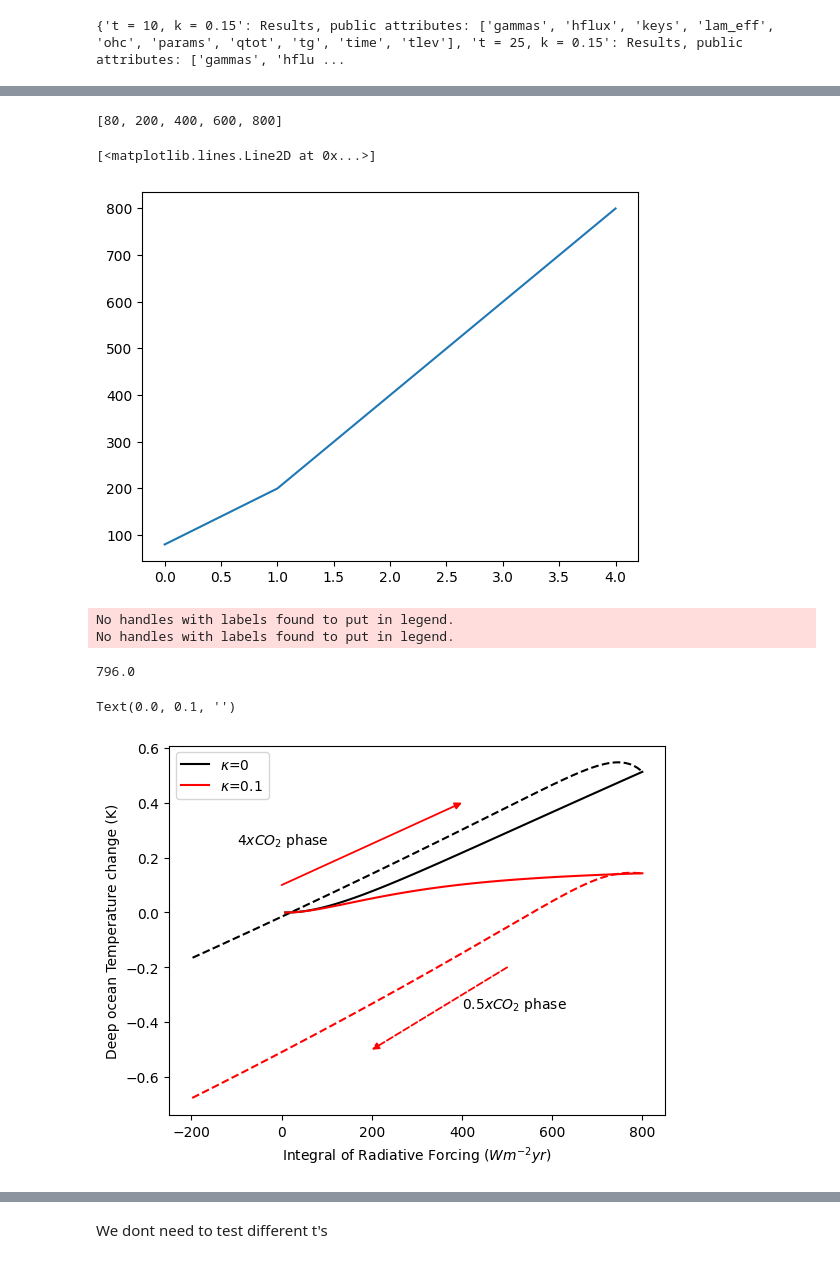
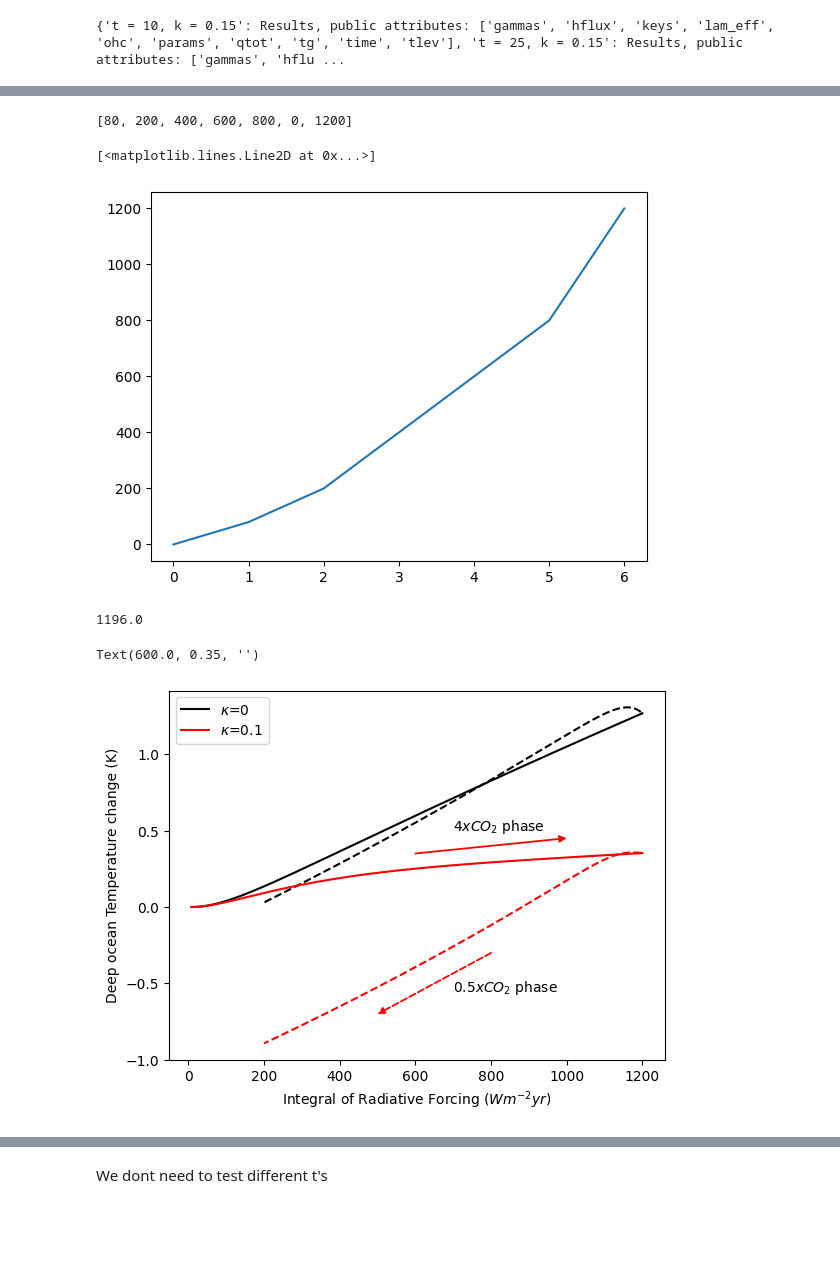
Before and after one commit to francesmcginley/ar6, a Jupyter notebook: Exploration/W10p2ReplicationWithGeoffroyParameters.ipynb, the cells around one changed output, grey strips where cells are left out. Drawn from its saved outputs; the diff is of its cells as text; code cells hidden in the pictures; blank space fills up the shorter version.

```diff
--- a/Exploration/W10p2ReplicationWithGeoffroyParameters.ipynb
+++ b/Exploration/W10p2ReplicationWithGeoffroyParameters.ipynb
@@ -34,5 +34,3 @@ from multiprocessing import Pool
 
 from ar6.twolayermodel import TwoLayerModel
 from ar6.constants import NINETY_TO_ONESIGMA
-# %%
-runs = {}
@@ -583,7 +587,7 @@ print(C, C_0)
 0.2109
 13.375190258751903 267.50380517503805
 # %%
-ts = np.array([10 ,25,50,75,100])
+ts = np.array([0, 10 ,25,50,75,100,150])
 
 f_scenarios = {}
 
@@ -607,7 +611,7 @@ for t in ts:
 # %%
 #runs_new = {}
 kappas = [0., 0.1]
-#ts = [0,150]
+ts = [0,150]
 
 for kappa in kappas:
     for t in ts:
@@ -623,7 +627,7 @@ for kappa in kappas:
                 eff=1, #No epsilon
                 cmix=C,
                 cdeep=C_0,
-                gamma_2l=c * k / (0.5 * (d_l + d_k)),
+                gamma_2l=c * k / (0.5 * (d_l + d_u)),
                 kappa=kappa,
                 sigma = 0.01,
                 outtime=np.arange(0,500),
@@ -798,56 +796,54 @@ ax2.axhline(0, color="k")
 print(fint_up)
 plt.plot(np.sort(fint_up, axis=0))
 # %% [output]
-[80, 200, 400, 600, 800]
+[80, 200, 400, 600, 800, 0, 1200]
 [<matplotlib.lines.Line2D at 0x...>]
-[figure, old version]
+[figure, new version]
 # %%
 for name in runs_new:
     #print(name)
     i = name.index("t")
     j = name.index(",")
     t = int(name[i+4:j])
-    if t != 100:
+    if t != 150:
         continue
     l = name.index("k")
     k = name[l+4:]
     #print(k)
     if k == "0.0":
         color = "black"
         force = f_scenarios[t]
         f_up = np.cumsum(force[:t])
         f_down = np.cumsum(force[t:])
         run = runs_new[name]
         plt.plot(f_up, run.tlev[:,1][:t], color = color, label = "$\kappa$=0")
         plt.plot(f_down[:250] + f_up[-1] , run.tlev[:,1][t:][:250], linestyle = "dashed", color = color)
     if k == "0.1":
         color = "red"
         force = f_scenarios[t]
         f_up = np.cumsum(force[:t])
         f_down = np.cumsum(force[t:])
         run = runs_new[name]
         plt.plot(f_up, run.tlev[:,1][:t], color = color, label = "$\kappa$=0.1")
         print(f_up[-1] + f_down[0])
         plt.plot(f_down[:250] + f_up[-1], run.tlev[:,1][t:][:250], linestyle = "dashed", color = color)
     plt.xlabel("Integral of Radiative Forcing ($Wm^{-2} yr$)")
     plt.ylabel("Deep ocean Temperature change (K)")
     #plt.xlim(-500,3000)
     plt.legend()
 
-arrowStart=np.array([200,-0.5])
-arrowStop=np.array([500,-0.2])
+arrowStart=np.array([500,-0.7])
+arrowStop=np.array([800,-0.3])
 arrowColor="red"
-plt.annotate("$0.5 x CO_2$ phase",(((arrowStop+arrowStart)/2)[0]+50,((arrowStop+arrowStart)/2)[1]) )
+plt.annotate("$0.5 x CO_2$ phase",(((arrowStop+arrowStart)/2)[0]+50,((arrowStop+arrowStart)/2)[1]-0.05) )
 plt.annotate("",arrowStart,xytext=arrowStop,arrowprops=dict(arrowstyle="-|>",shrinkA=0,shrinkB=0,edgecolor=arrowColor,facecolor=arrowColor,linestyle="dashed", lw=1.3))
 
-arrowStart2=np.array([400,0.4])
-arrowStop2=np.array([0,0.1])
+arrowStop2=np.array([600,0.35])
+arrowStart2=np.array([1000,0.45])
 arrowColor2="red"
-plt.annotate("$4 x CO_2$ phase",(((arrowStop2+arrowStart2)/2)[0]-300,((arrowStop2+arrowStart2)/2)[1]) )
+plt.annotate("$4 x CO_2$ phase",(((arrowStop2+arrowStart2)/2)[0]-100,((arrowStop2+arrowStart2)/2)[1]+0.1) )
 plt.annotate("",arrowStart2,xytext=arrowStop2,arrowprops=dict(arrowstyle="-|>",shrinkA=0,shrinkB=0,edgecolor=arrowColor,facecolor=arrowColor2, lw=1.3))
 # %% [output]
-No handles with labels found to put in legend.
-No handles with labels found to put in legend.
+1196.0
-796.0
+Text(600.0, 0.35, '')
-Text(0.0, 0.1, '')
-[figure, old version]
+[figure, new version]
```
Also changed, not shown: parts of 7 cells of this notebook, 5 other files.
